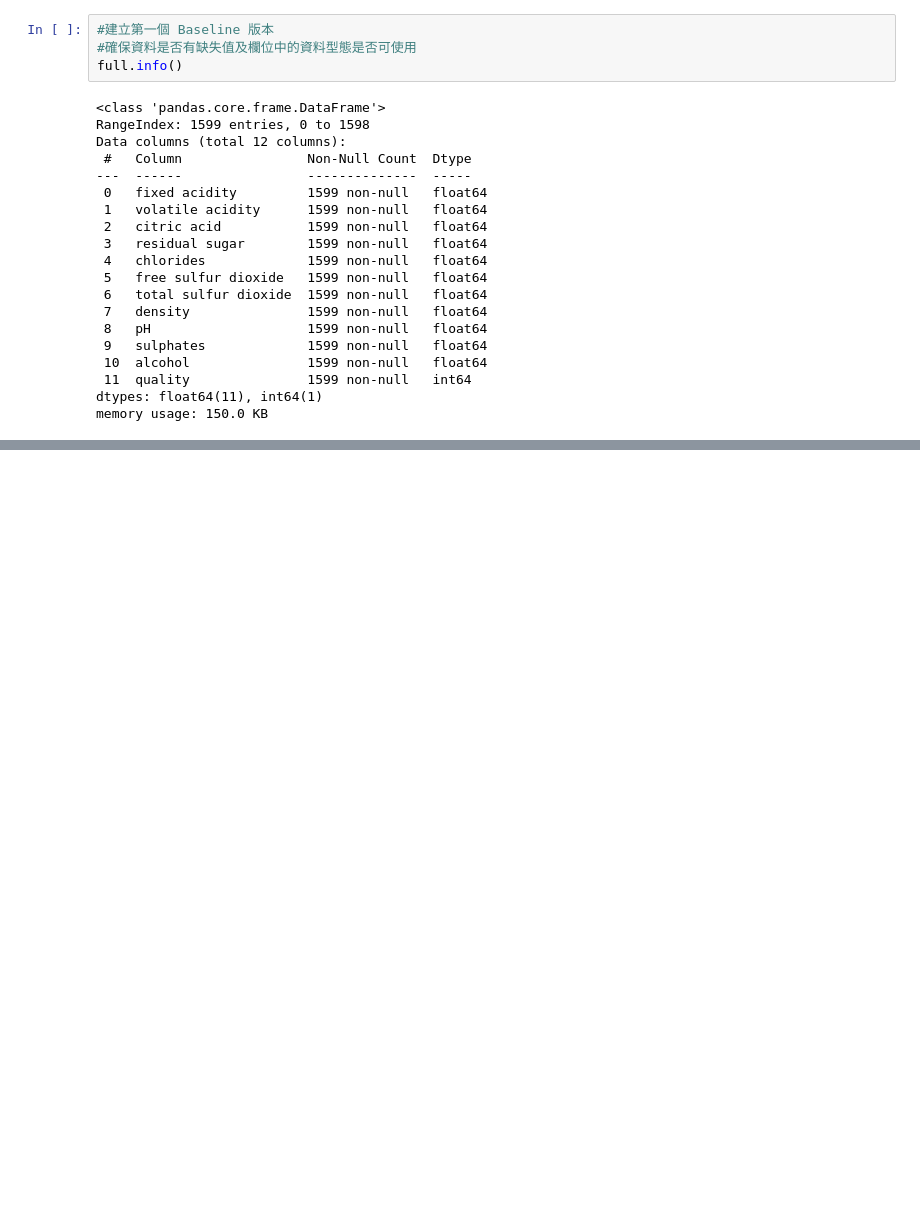
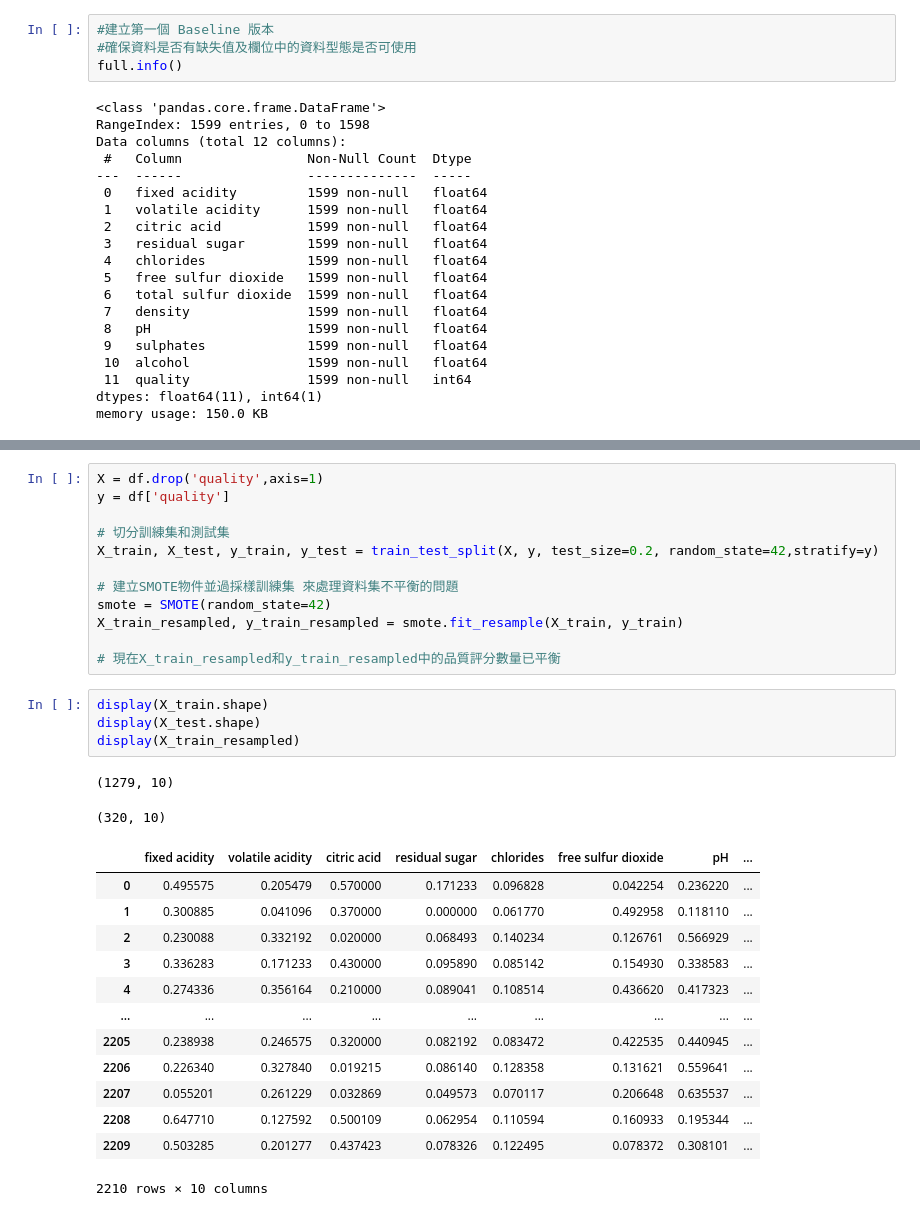
Before and after one commit to Jin0704/Prediction-of-quality-of-Wine, a Jupyter notebook: 專案實作_紅酒品質分類預測.ipynb, the cells around one changed output, grey strips where cells are left out. Drawn from its saved outputs; the diff is of its cells as text; blank space fills up the shorter version.

```diff
--- a/專案實作_紅酒品質分類預測.ipynb
+++ b/專案實作_紅酒品質分類預測.ipynb
@@ -140,0 +308,32 @@ print(rfc_eval.mean())
+# %%
+X = df.drop('quality',axis=1)
+y = df['quality']
+
+# 切分訓練集和測試集
+X_train, X_test, y_train, y_test = train_test_split(X, y, test_size=0.2, random_state=42,stratify=y)
+
+# 建立SMOTE物件並過採樣訓練集 來處理資料集不平衡的問題
+smote = SMOTE(random_state=42)
+X_train_resampled, y_train_resampled = smote.fit_resample(X_train, y_train)
+
+# 現在X_train_resampled和y_train_resampled中的品質評分數量已平衡
+# %%
+display(X_train.shape)
+display(X_test.shape)
+display(X_train_resampled)
+# %% [output]
+(1279, 10)
+(320, 10)
+|  | fixed acidity | volatile acidity | citric acid | residual sugar | chlorides | free sulfur dioxide | pH | ... |
+| 0 | 0.495575 | 0.205479 | 0.570000 | 0.171233 | 0.096828 | 0.042254 | 0.236220 | ... |
+| 1 | 0.300885 | 0.041096 | 0.370000 | 0.000000 | 0.061770 | 0.492958 | 0.118110 | ... |
+| 2 | 0.230088 | 0.332192 | 0.020000 | 0.068493 | 0.140234 | 0.126761 | 0.566929 | ... |
+| 3 | 0.336283 | 0.171233 | 0.430000 | 0.095890 | 0.085142 | 0.154930 | 0.338583 | ... |
+| 4 | 0.274336 | 0.356164 | 0.210000 | 0.089041 | 0.108514 | 0.436620 | 0.417323 | ... |
+| ... | ... | ... | ... | ... | ... | ... | ... | ... |
+| 2205 | 0.238938 | 0.246575 | 0.320000 | 0.082192 | 0.083472 | 0.422535 | 0.440945 | ... |
+| 2206 | 0.226340 | 0.327840 | 0.019215 | 0.086140 | 0.128358 | 0.131621 | 0.559641 | ... |
+| 2207 | 0.055201 | 0.261229 | 0.032869 | 0.049573 | 0.070117 | 0.206648 | 0.635537 | ... |
+| 2208 | 0.647710 | 0.127592 | 0.500109 | 0.062954 | 0.110594 | 0.160933 | 0.195344 | ... |
+| 2209 | 0.503285 | 0.201277 | 0.437423 | 0.078326 | 0.122495 | 0.078372 | 0.308101 | ... |
+2210 rows × 10 columns
```
Also changed, not shown: parts of 22 cells of this notebook.
